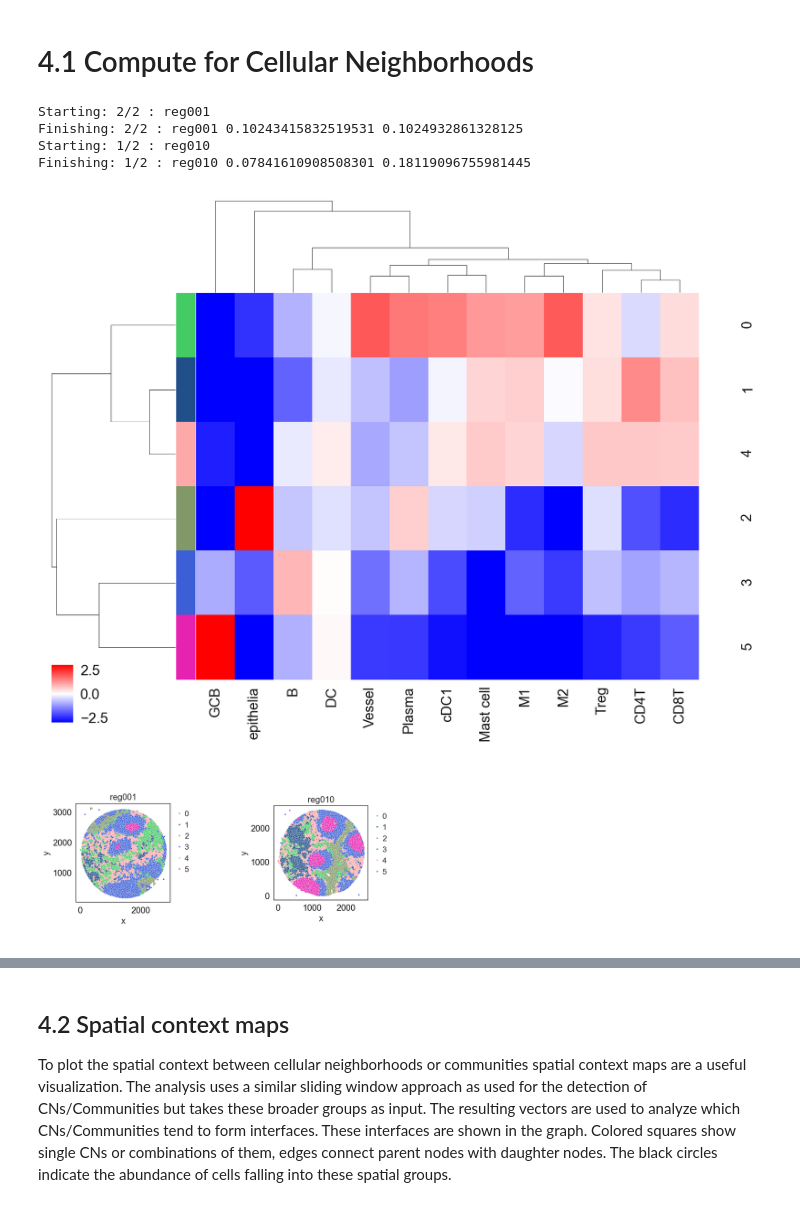
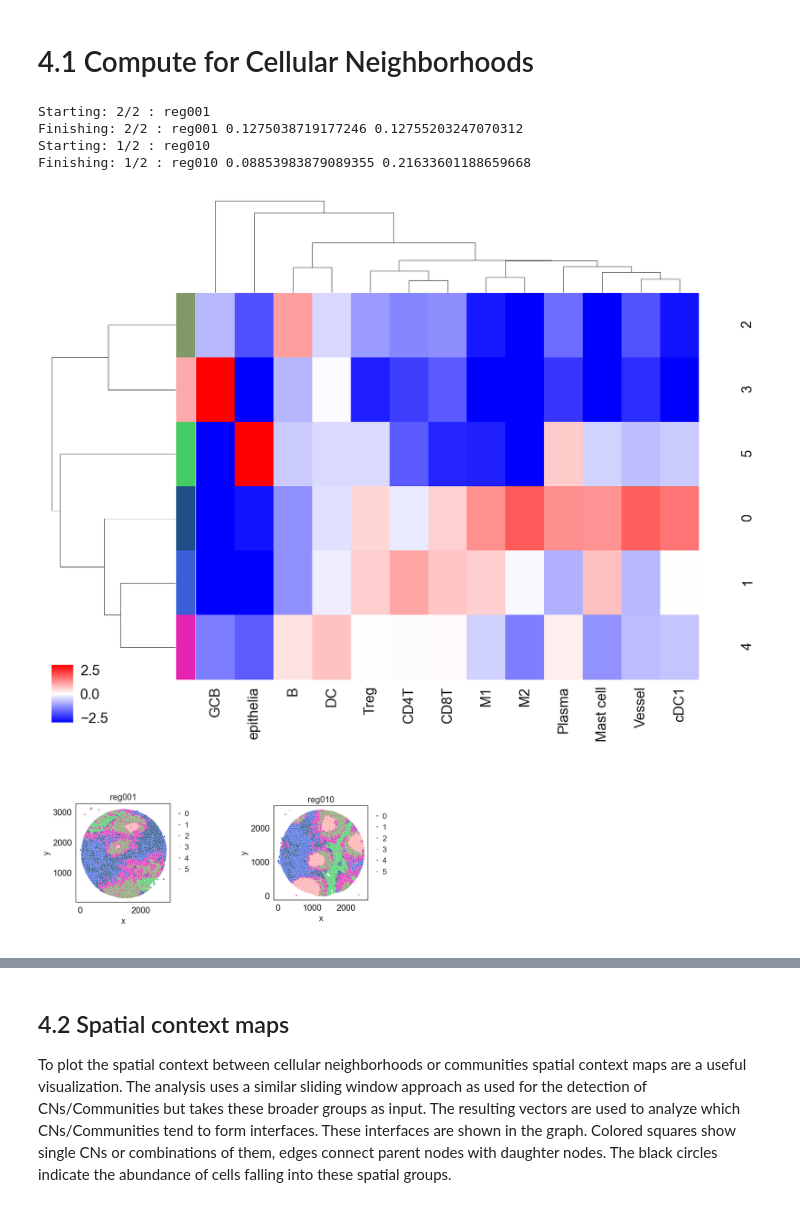
Before and after one commit to yuqiyuqitan/SPACEc, a Jupyter notebook: notebook/4.CN_analysis.ipynb, the cells around one changed output, grey strips where cells are left out. Saved outputs shown, nothing was run; the diff lists cells and outputs as text; code cells hidden in the pictures.

Commit message:
update cn color choices here

```diff
--- a/notebook/4.CN_analysis.ipynb
+++ b/notebook/4.CN_analysis.ipynb
@@ -43,38 +43,50 @@ AnnData object with n_obs × n_vars = 48776 × 58
 # tune k and n_neighborhoods to obtain the best result
 adata = tl_neighborhood_analysis_ad(adata,
                             unique_region = "unique_region",
-                            cluster_col = "celltype",
+                            cluster_col = "celltype_fine",
                             X = 'x', Y = 'y',
                             k = 20, # k nearest neighbors
                             n_neighborhoods = 6, #number of CNs
                             elbow = False)
 # %% [output]
 Starting: 2/2 : reg001
-Finishing: 2/2 : reg001 0.10243415832519531 0.1024932861328125
+Finishing: 2/2 : reg001 0.1275038719177246 0.12755203247070312
 Starting: 1/2 : reg010
-Finishing: 1/2 : reg010 0.07841610908508301 0.18119096755981445
+Finishing: 1/2 : reg010 0.08853983879089355 0.21633601188659668
 # %%
+# to better visualize the CN, we choose a CN palette
+# but if you set palette = None in the following function, it will randomly generate a palette for you
+cn_palette = {0: '#204F89',
+ 1: '#3C5FD7',
+ 2: '#829868',
+ 3: '#FDA9AA',
+ 4: '#E623B1',
+ 5: '#44CB63'}
+
 # plot CN to see what cell types are enriched per CN so that we can annotate them better
 pl_CN_exp_heatmap_ad(adata,
-                     cluster_col = "celltype",
+                     cluster_col = "celltype_fine",
                      cn_col = "CN_k20_n6",
+                     palette=cn_palette,
                      figsize=(10,8),
                      savefig = False,
-                     output_dir = output_dir
+                     output_dir = output_dir,
+                     rand_seed = 1
                     )
 # %% [output]
-[figure, old version]
+[figure, new version]
 # %%
+# plot the CN in the spatial coordinates, using the same color palette
 pl_catplot_ad(adata,
               color = "CN_k20_n6",
               unique_region = "unique_region",
               X='x', Y='y',
-              palette=None,
+              palette= cn_palette,
               savefig=False,
-              output_dir=output_dir
+              output_dir=output_dir,
              )
 # %% [output]
-[figure, old version]
+[figure, new version]
 # %%
 # Define neighborhood annotation for every cluster ID
 neighborhood_annotation = {
```
Also changed, not shown: parts of 6 cells of this notebook.
